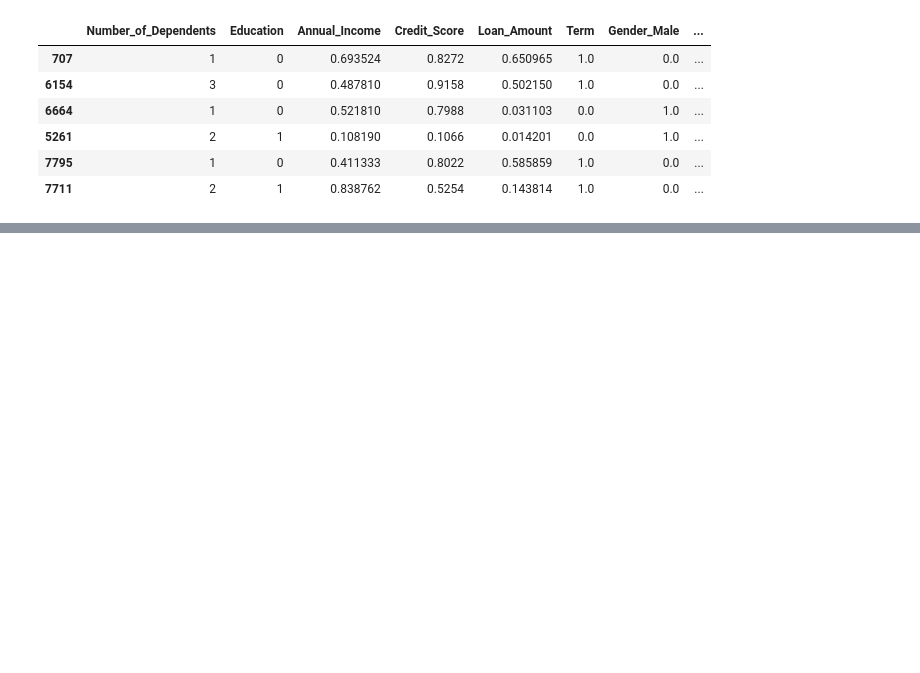
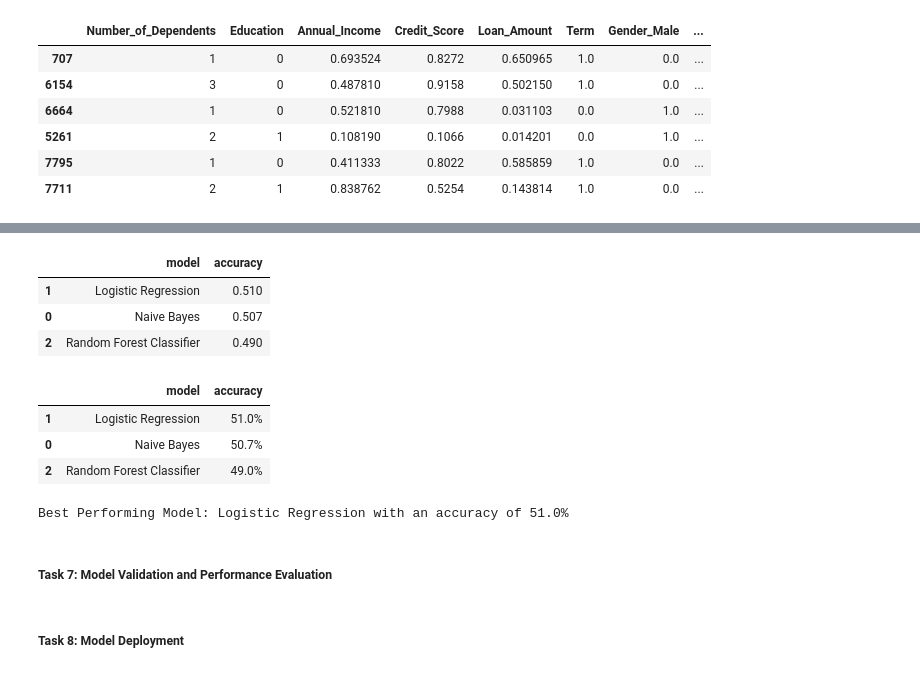
Before and after one commit to sanjiv576/Bank-Loan-Approval-Prediction-using-Naive-Bayes-Classifier-algorithm, a Jupyter notebook: model/model_preparation.ipynb, the cells around one changed output, grey strips where cells are left out. Saved outputs shown, nothing was run; the diff lists cells and outputs as text; code cells hidden in the pictures; blank space fills up the shorter version.

Commit message:
model development using Naive Bayes, Logistic Regression and Random Forest Classifier, and finding out best model among them

```diff
--- a/model/model_preparation.ipynb
+++ b/model/model_preparation.ipynb
@@ -653,0 +722,4 @@ X_train.sample(6)
+# %%
+nb = GaussianNB()
+# %%
+nb.fit(X_train, y_train)
@@ -653,0 +738,20 @@ X_train.sample(6)
+# %%
+models = {
+    "Naive Bayes": GaussianNB(),
+    "Logistic Regression": LogisticRegression(),
+    "Random Forest Classifier": RandomForestClassifier()
+}
+# %%
+results = []
+for name, model in models.items():
+    # training the model
+    model.fit(X_train, y_train)
+
+    # r_square value / accuracy score
+    r2_val = model.score(X_test, y_test)
+
+    # append the model name, and accuracy score
+    results.append({"model": name, "accuracy": r2_val})
+
+    print(f"{model} r-squared value: {r2_val}")
+    line()
@@ -653,0 +770,27 @@ X_train.sample(6)
+# %%
+comparison_df = pd.DataFrame(results).sort_values(by="accuracy", ascending=False)
+comparison_df
+# %% [output]
+|  | model | accuracy |
+| 1 | Logistic Regression | 0.510 |
+| 0 | Naive Bayes | 0.507 |
+| 2 | Random Forest Classifier | 0.490 |
+# %%
+comparison_df["accuracy"] = (comparison_df["accuracy"] * 100).round(2).astype(str) + "%"
+comparison_df
+# %% [output]
+|  | model | accuracy |
+| 1 | Logistic Regression | 51.0% |
+| 0 | Naive Bayes | 50.7% |
+| 2 | Random Forest Classifier | 49.0% |
+# %%
+best_model_name = comparison_df.iloc[0]["model"]
+best_accuracy = comparison_df.iloc[0]["accuracy"]
+
+print(f"Best Performing Model: {best_model_name} with an accuracy of {best_accuracy}")
+# %% [output]
+Best Performing Model: Logistic Regression with an accuracy of 51.0%
+# %% [markdown]
+##### Task 7: Model Validation and Performance Evaluation
+# %% [markdown]
+##### Task 8: Model Deployment
```
Also changed, not shown: parts of 18 cells of this notebook.
